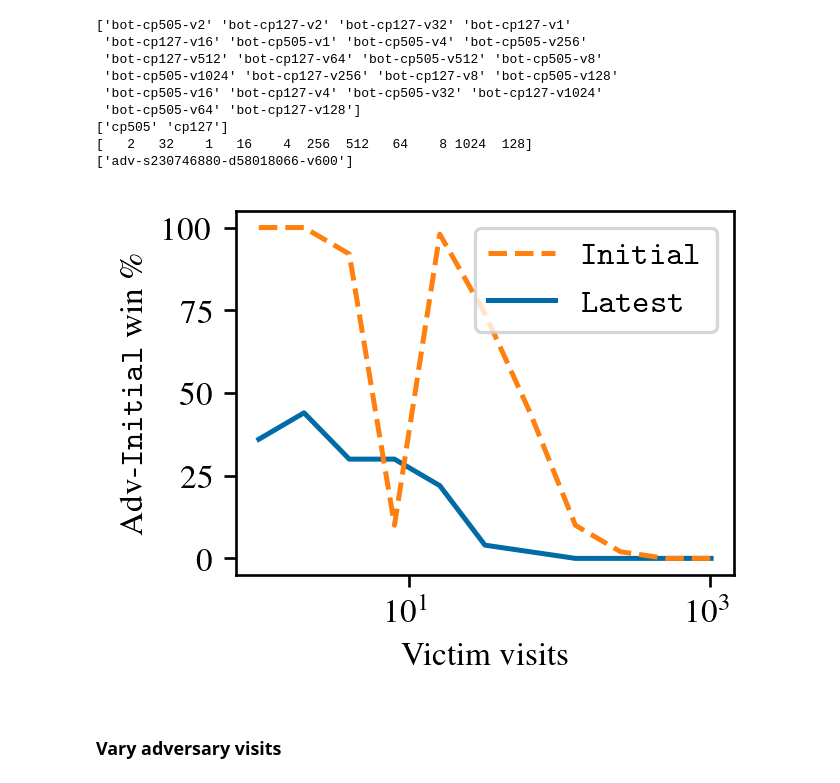
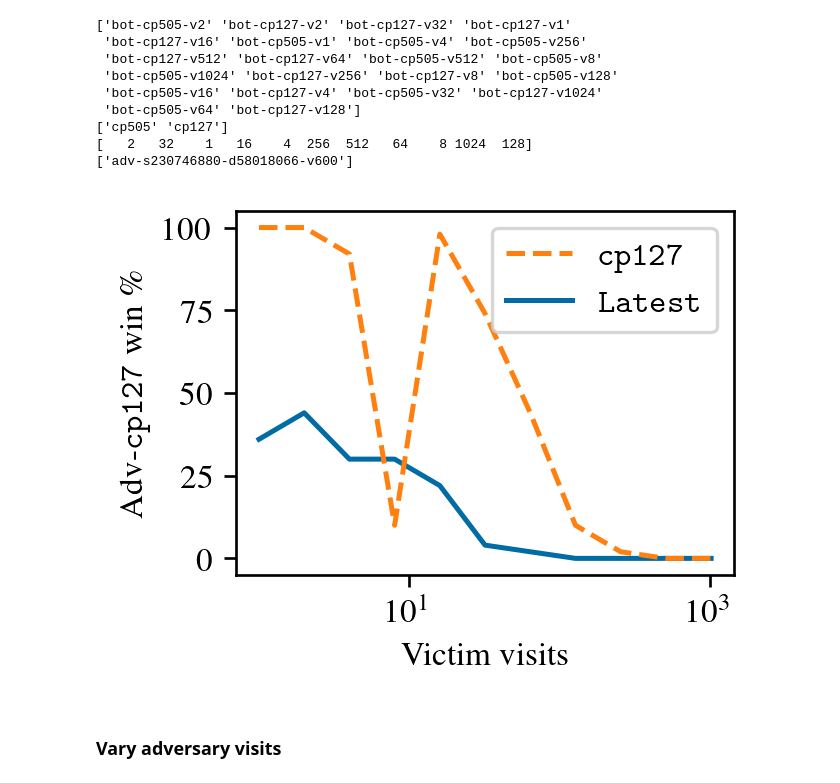
Before and after one commit to AlignmentResearch/KataGoVisualizer, a Jupyter notebook: notebooks/notebooks/iclr2022/plots.ipynb, the cells around one changed output. Drawn from its saved outputs; the diff is of its cells as text; code cells hidden in the pictures.

Commit message:
Initial -> cp127

```diff
--- a/notebooks/notebooks/iclr2022/plots.ipynb
+++ b/notebooks/notebooks/iclr2022/plots.ipynb
@@ -462,7 +463,7 @@ for victim_net in reversed(df.victim_net.unique()):
         .mean(numeric_only=True)
         .adv_win
     ).plot(
-        label="$\\texttt{Latest}$" if victim_net == "cp505" else "$\\texttt{Initial}$",
+        label="$\\texttt{Latest}$" if victim_net == "cp505" else "$\\texttt{cp127}$",
         linestyle="--" if victim_net == "cp127" else None,
     )
 
@@ -516,36 +517,36 @@ fig, axs = plt.subplots(
     1,
     1,
     constrained_layout=True,
     figsize=(2.64049, 2),
     dpi=240,
     gridspec_kw={"height_ratios": [10]},
 )
 
 victim_net: str
 for victim_net in df.victim_net.unique():
     (
         100
         * df.query(f"victim_net == '{victim_net}'")
         .groupby("victim_visits")
         .mean(numeric_only=True)
         .adv_win
     ).plot(
-        label="$\\texttt{Latest}$" if victim_net == "cp505" else "$\\texttt{Initial}$",
+        label="$\\texttt{Latest}$" if victim_net == "cp505" else "$\\texttt{cp127}$",
         linestyle="--" if victim_net == "cp127" else None,
     )
 
 plt.ylim(-5, 105)
 plt.xscale("log")
-plt.ylabel("Adv-$\\texttt{Initial}$ win \\%")
+plt.ylabel("Adv-$\\texttt{cp127}$ win \\%")
 # plt.title("cp505 adversary vs. victims")
 plt.xlabel("Victim visits")
 
 handles, labels = plt.gca().get_legend_handles_labels()
 plt.legend(handles[::-1], labels[::-1])
 # plt.legend();
 plt.savefig("adv127-transfer.pgf", backend="pgf")
 # %% [output]
-[figure, old version]
+[figure, new version]
 # %% [markdown]
 ### Vary adversary visits
 # %%
```
Also changed, not shown: parts of 13 cells of this notebook, 7 other files.
